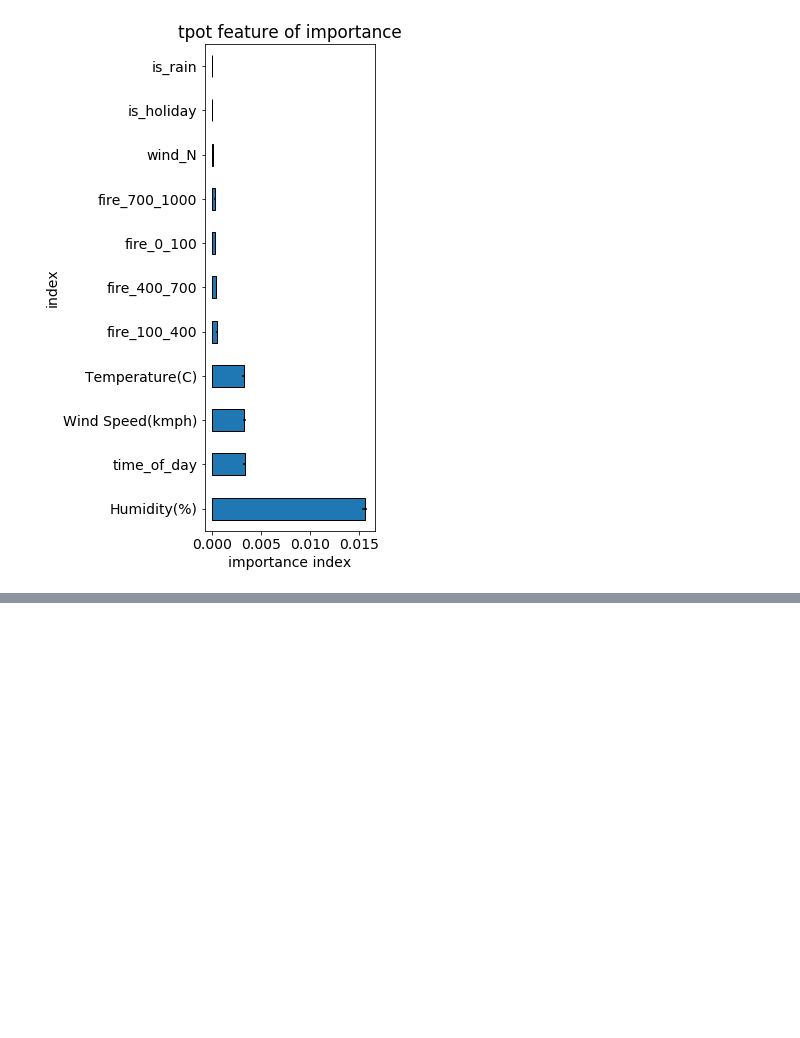
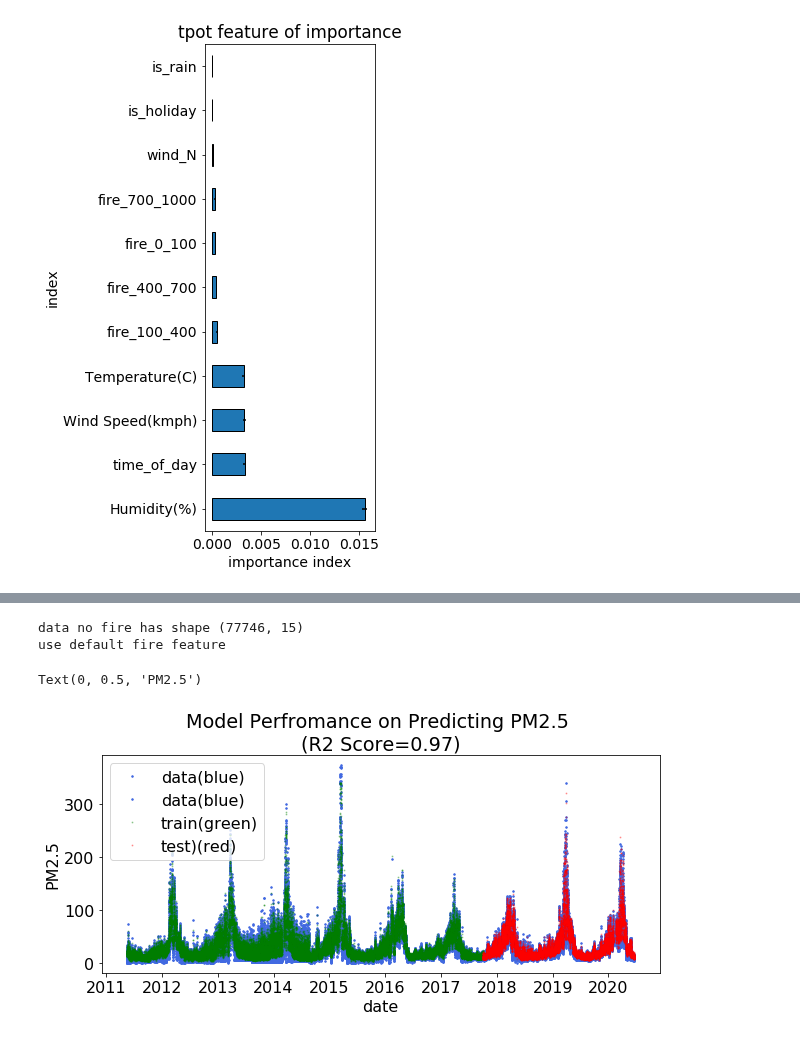
Before and after one commit to worasom/aqi_thailand2, a Jupyter notebook: notebooks/5_ML-Model_optimize.ipynb, the cells around one changed output, grey strips where cells are left out. Drawn from its saved outputs; the diff is of its cells as text; code cells hidden in the pictures; blank space fills up the shorter version.

```diff
--- a/notebooks/5_ML-Model_optimize.ipynb
+++ b/notebooks/5_ML-Model_optimize.ipynb
@@ -381,0 +373,6 @@ Loading all hotspots data. This might take sometimes
+# %%
+# load model meta
+with open(data.model_folder + 'model_meta.json') as f:
+    model_meta = json.load(f)[pollutant]
+
+model_meta
@@ -381,0 +397,36 @@ Loading all hotspots data. This might take sometimes
+# %%
+data.x_cols = model_meta['x_cols']
+data.fire_dict = model_meta['fire_dict']
+
+# build dataset
+data.feature_no_fire()
+data.pollutant = pollutant
+# %% [output]
+data no fire has shape (77746, 15)
+use default fire feature
+# %%
+rf_model = pickle.load(open(data.model_folder +f'PM25_rf_model.pkl','rb'))
+# %%
+data.split_data(split_ratio=[0.7, 0.3])
+trn_index = data.split_list[0]
+test_index = data.split_list[1]
+data.merge_fire(data.fire_dict)
+xtrn, ytrn, x_cols = data.get_data_matrix(use_index=trn_index,x_cols=data.x_cols)
+xtest, ytest, _ = data.get_data_matrix(use_index=test_index,x_cols=data.x_cols)
+# %%
+plt.figure(figsize=(10, 4))
+
+# plot data
+plt.plot(trn_index,ytrn, marker='.', label='data(blue)',linewidth=0,alpha=1, markersize=3,color='royalblue')
+plt.plot(test_index,ytest, marker='.', label='data(blue)',linewidth=0,alpha=1, markersize=3,color='royalblue')
+
+plt.plot(trn_index,rf_model.predict(xtrn), marker='.', label='train(green)',linewidth=0,alpha=0.3, markersize=2,color='green')
+plt.plot(test_index,rf_model.predict(xtest), marker='.', label='test(red)',linewidth=0,alpha=0.3, markersize=2, color='red')
+
+plt.legend()
+plt.title('Model Perfromance on Predicting PM2.5 \n(R2 Score=0.97)')
+plt.xlabel('date')
+plt.ylabel('PM2.5')
+# %% [output]
+Text(0, 0.5, 'PM2.5')
+[figure, added]
```
Also changed, not shown: parts of 6 cells of this notebook, 3 other files.
